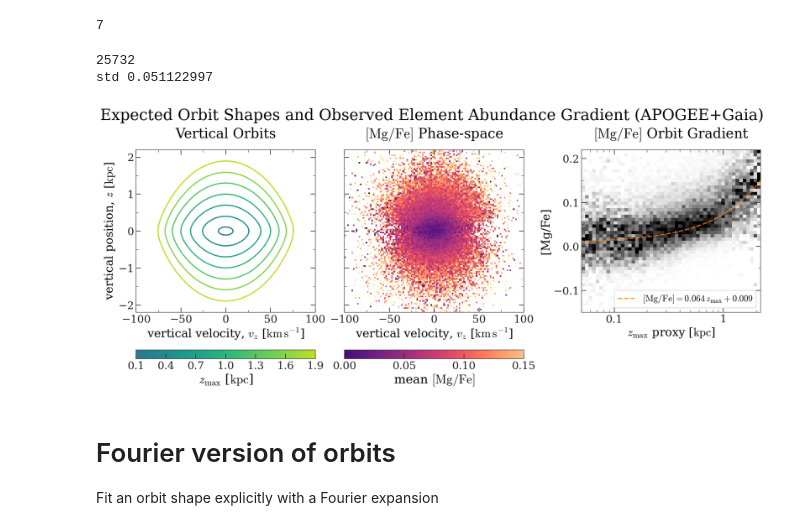
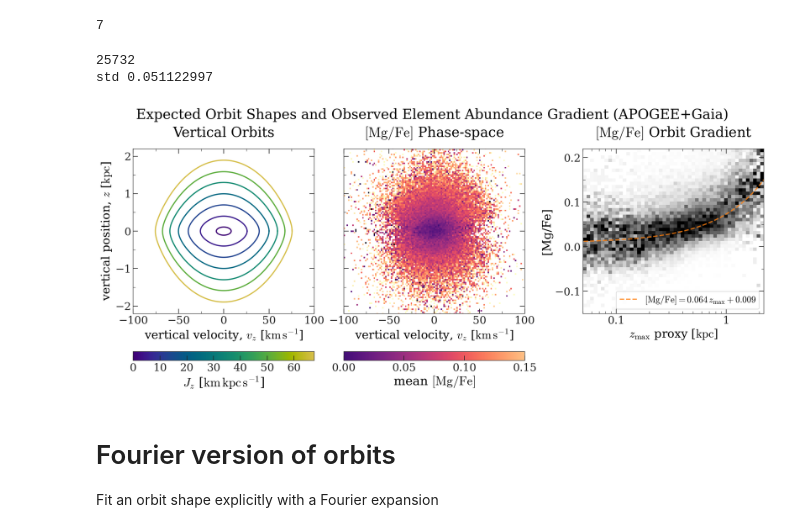
Before and after one commit to adrn/empirical-af, a Jupyter notebook: scripts/Figure-observed-vertical-gradients.ipynb, the cells around one changed output. Drawn from its saved outputs; the diff is of its cells as text; code cells hidden in the pictures.

Commit message:
colormap and colorbar

```diff
--- a/scripts/Figure-observed-vertical-gradients.ipynb
+++ b/scripts/Figure-observed-vertical-gradients.ipynb
@@ -193,12 +193,18 @@ for Jz in Jz_grid:
     zvzs.append((orbit.z.to_value(u.kpc), orbit.v_z.to_value(u.km / u.s)))
     orbits.append(orbit)
 
-# cmap_zmax = cmr.get_sub_cmap(cmr.emerald, 0.05, 1.)
-cmap_zmax = cmr.get_sub_cmap(plt.get_cmap("viridis"), 0.4, 0.9)
+# cmap_zmax = cmr.get_sub_cmap(cmr.chroma, 0.3, 0.9)
+# cmap_zmax = cmr.get_sub_cmap(plt.get_cmap("viridis"), 0.4, 0.9)
+cmap_zmax = cmr.get_sub_cmap(cmr.rainforest, 0.2, 0.8)
 norm_zmax = mpl.colors.Normalize(
     vmin=zmax_grid.min(),
     vmax=zmax_grid.max(),
 )
+norm_Jz = mpl.colors.Normalize(
+    # vmin=Jz_grid.min().value,
+    vmin=0.0,
+    vmax=Jz_grid.max().value,
+)
 # [x[0].max() for x in zvzs]
 len(zmax_grid)
 # %% [output]
@@ -225,19 +231,24 @@ fig, axes = plt.subplots(1, 3, figsize=(15.5, 6.6), constrained_layout=True)
 
 ax = axes[0]
 
-for (z, vz), zmax in zip(zvzs, zmax_grid):
-    ax.plot(vz, z, marker="", ls="-", lw=2, color=cmap_zmax(norm_zmax(zmax)))
+for (z, vz), zmax, Jz in zip(zvzs, zmax_grid, Jz_grid):
+    # ax.plot(vz, z, marker="", ls="-", lw=2, color=cmap_zmax(norm_zmax(zmax)))
+    ax.plot(vz, z, marker="", ls="-", lw=2, color=cmap_zmax(norm_Jz(Jz.value)))
 
 ax.set_title(r"Vertical Orbits", **title_kw)
 
 ax.set_xlabel(f"vertical velocity, $v_z$ [{u.km/u.s:latex_inline}]", **label_kw)
 ax.set_ylabel(f"vertical position, $z$ [{u.kpc:latex_inline}]", **label_kw)
 
-sm = plt.cm.ScalarMappable(cmap=cmap_zmax, norm=norm_zmax)
+# sm = plt.cm.ScalarMappable(cmap=cmap_zmax, norm=norm_zmax)
+sm = plt.cm.ScalarMappable(cmap=cmap_zmax, norm=norm_Jz)
 sm.set_array([])
 cb = fig.colorbar(sm, ax=axes[0], orientation="horizontal")
-cb.set_label(r"$z_{\rm max}$ " + f"[{u.kpc:latex}]", fontsize=0.9 * titlesize)
-cb.set_ticks(zmax_grid)
+# cb.set_label(r"$z_{\rm max}$ " + f"[{u.kpc:latex}]", fontsize=0.9 * titlesize)
+cb.set_label(r"$J_z$ " + f"[{Jz_grid.unit:latex_inline}]", fontsize=0.9 * titlesize)
+cb.set_ticks(np.arange(0, Jz_grid.max().value, 10))
+# cb.set_ticks(zmax_grid)
+# cb.set_ticks(Jz_grid.value)
 
 # ---
 
@@ -307,35 +318,35 @@ ax.plot(
     + f" + {offset:0.3f}$",
 )
 
 ax.legend(loc="lower right", fontsize=15)
 ax.set_xlim(0.05, zlim[1])
 ax.set_xscale("log")
 ax.set_ylim(mgfe_lim)
 
 ax.set_xticks([1e-1, 1e0])
 ax.set_xticklabels(["0.1", "1"])
 
 ax.set_xlabel(r"$z_{\rm max}$ proxy " + f"[{u.kpc:latex_inline}]", **label_kw)
 ax.set_ylabel(r"[Mg/Fe]", **label_kw)
 ax.set_yticks(np.arange(-0.1, 0.2 + 1e-3, 0.1))
 ax.set_yticks(np.arange(-0.1, 0.2 + 1e-3, 0.05), minor=True)
 
 ax.set_title(r"$[{\rm Mg}/{\rm Fe}]$ Orbit Gradient", **title_kw)
 
 fig.suptitle(
     "Expected Orbit Shapes and Observed Element Abundance Gradient (APOGEE+Gaia)",
-    fontsize=26,
+    fontsize=23,
 )
 
 for ax in axes:
     ax.xaxis.set_ticks_position("both")
     ax.yaxis.set_ticks_position("both")
 
 fig.savefig(figure_path / "mgfe-zvz.pdf", dpi=300)
 # %% [output]
 25732
 std 0.051122997
-[figure, old version]
+[figure, new version]
 # %% [markdown]
 # Fourier version of orbits
 
```
Also changed, not shown: 1 other file.
